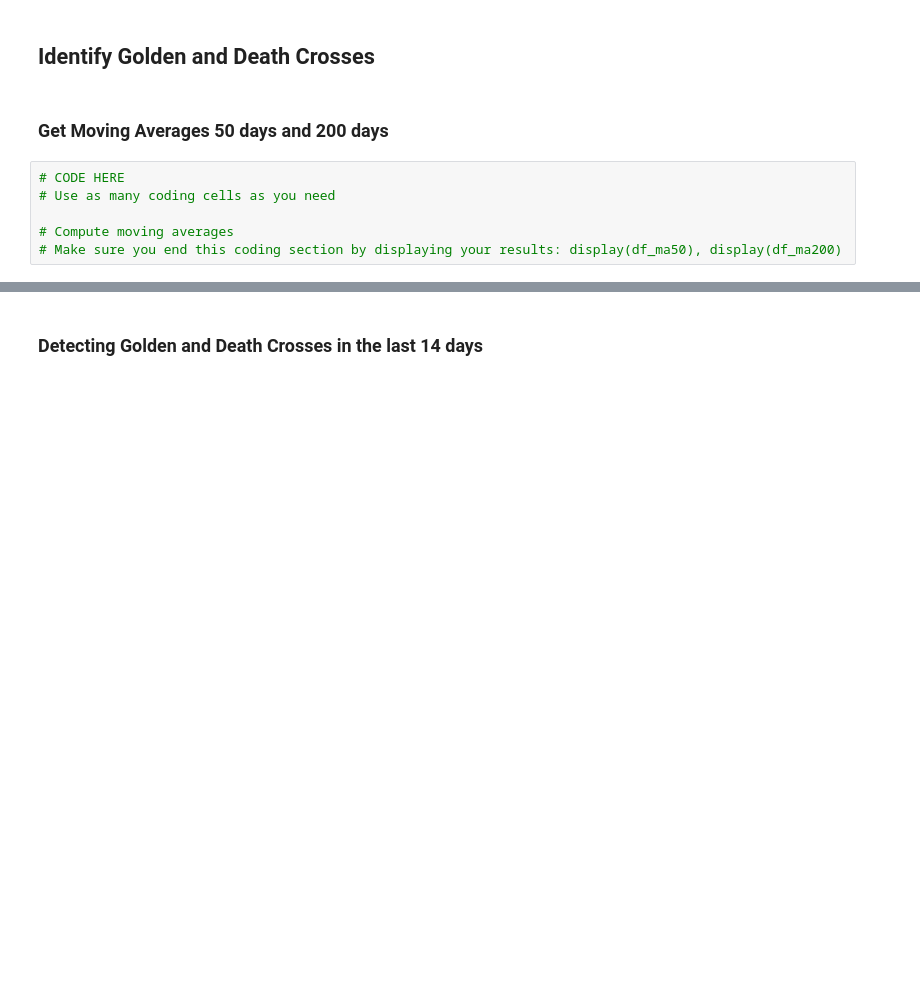
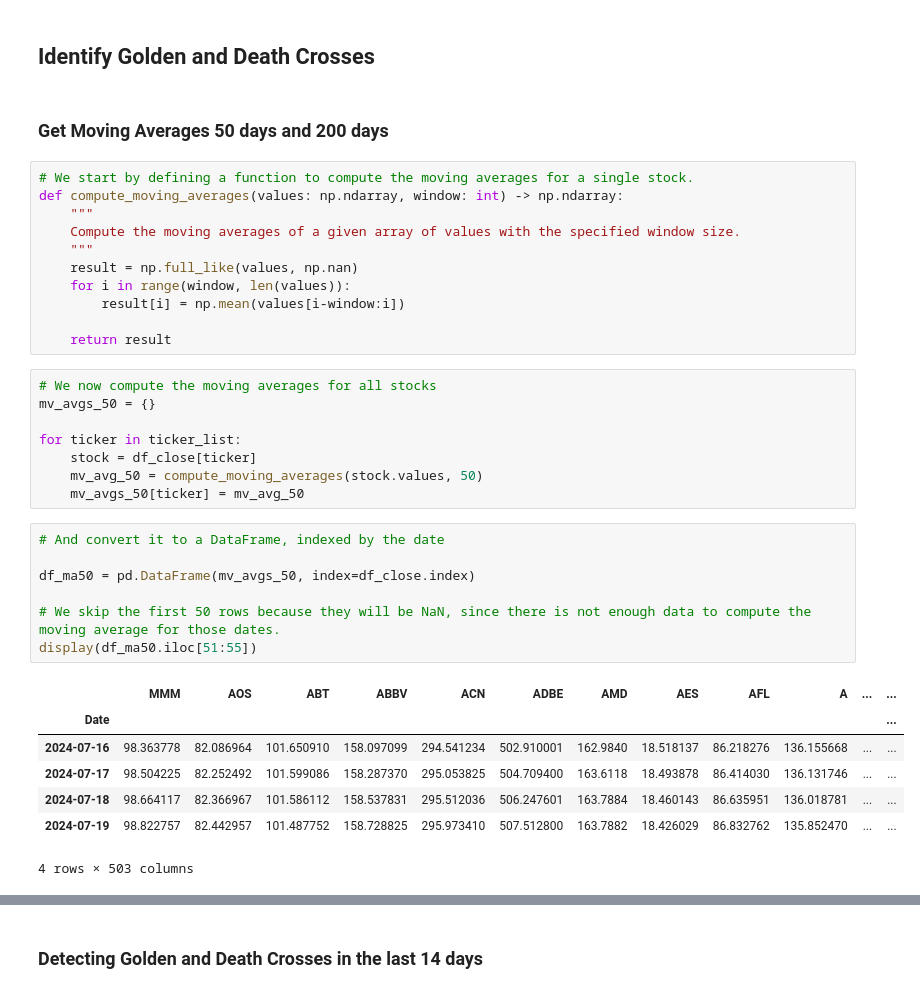
Before and after one commit to ludanortmun/itesm-mna-fintech, a Jupyter notebook: notebooks/technical_analysis_sp500_a01795197.ipynb, the cells around one changed output, grey strips where cells are left out. Saved outputs shown, nothing was run; the diff lists cells and outputs as text; blank space fills up the shorter version.

```diff
--- a/notebooks/technical_analysis_sp500_a01795197.ipynb
+++ b/notebooks/technical_analysis_sp500_a01795197.ipynb
@@ -130,9 +133,37 @@ end_date = '2025-05-01'
 ## Identify Golden and Death Crosses
 # %% [markdown]
 ### Get Moving Averages 50 days and 200 days
-# %%
-# CODE HERE
-# Use as many coding cells as you need
-
-# Compute moving averages
-# Make sure you end this coding section by displaying your results: display(df_ma50), display(df_ma200)
+# %%
+# We start by defining a function to compute the moving averages for a single stock.
+def compute_moving_averages(values: np.ndarray, window: int) -> np.ndarray:
+    """
+    Compute the moving averages of a given array of values with the specified window size.
+    """
+    result = np.full_like(values, np.nan)
+    for i in range(window, len(values)):
+        result[i] = np.mean(values[i-window:i])
+
+    return result
+# %%
+# We now compute the moving averages for all stocks
+mv_avgs_50 = {}
+
+for ticker in ticker_list:
+    stock = df_close[ticker]
+    mv_avg_50 = compute_moving_averages(stock.values, 50)
+    mv_avgs_50[ticker] = mv_avg_50
+# %%
+# And convert it to a DataFrame, indexed by the date
+
+df_ma50 = pd.DataFrame(mv_avgs_50, index=df_close.index)
+
+# We skip the first 50 rows because they will be NaN, since there is not enough data to compute the moving average for those dates.
+display(df_ma50.iloc[51:55])
+# %% [output]
+|  | MMM | AOS | ABT | ABBV | ACN | ADBE | AMD | AES | AFL | A | ... | ... |
+| Date |  |  |  |  |  |  |  |  |  |  |  | ... |
+| 2024-07-16 | 98.363778 | 82.086964 | 101.650910 | 158.097099 | 294.541234 | 502.910001 | 162.9840 | 18.518137 | 86.218276 | 136.155668 | ... | ... |
+| 2024-07-17 | 98.504225 | 82.252492 | 101.599086 | 158.287370 | 295.053825 | 504.709400 | 163.6118 | 18.493878 | 86.414030 | 136.131746 | ... | ... |
+| 2024-07-18 | 98.664117 | 82.366967 | 101.586112 | 158.537831 | 295.512036 | 506.247601 | 163.7884 | 18.460143 | 86.635951 | 136.018781 | ... | ... |
+| 2024-07-19 | 98.822757 | 82.442957 | 101.487752 | 158.728825 | 295.973410 | 507.512800 | 163.7882 | 18.426029 | 86.832762 | 135.852470 | ... | ... |
+4 rows × 503 columns
```
Also changed, not shown: parts of 12 cells of this notebook.
